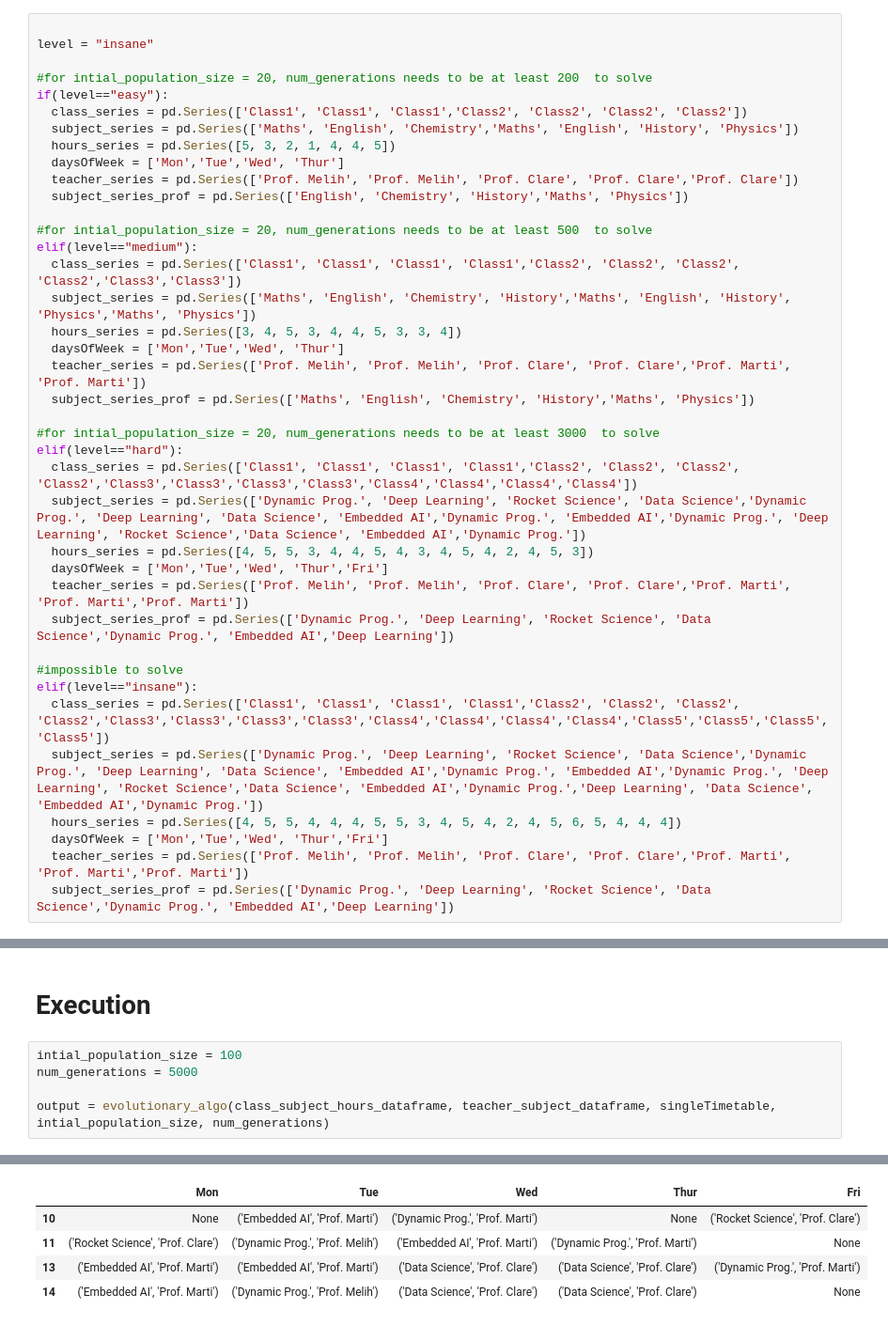
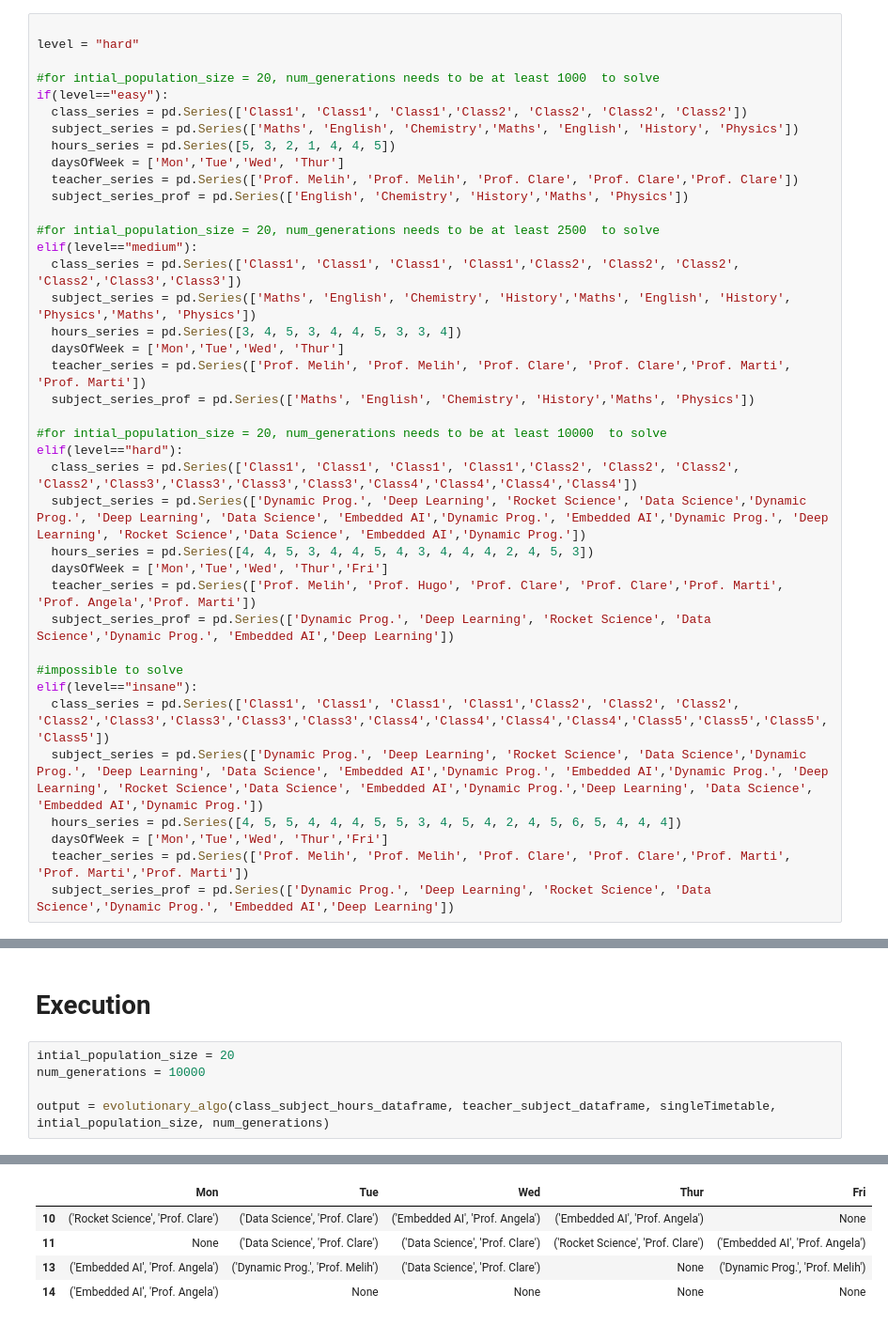
Before and after one commit to claredavies/ArtificialIntelligience, a Jupyter notebook: ComputationalIntelligienceAssignment2.ipynb, the cells around one changed output, grey strips where cells are left out. Shown: that part at 94% size. Saved outputs shown, nothing was run; the diff lists cells and outputs as text.

```diff
--- a/ComputationalIntelligienceAssignment2.ipynb
+++ b/ComputationalIntelligienceAssignment2.ipynb
@@ -15,9 +15,9 @@ from numpy.random import rand
 Choose easy, medium or hard
 # %%
 
-level = "insane"
+level = "hard"
 
-#for intial_population_size = 20, num_generations needs to be at least 200  to solve
+#for intial_population_size = 20, num_generations needs to be at least 1000  to solve
 if(level=="easy"):
   class_series = pd.Series(['Class1', 'Class1', 'Class1','Class2', 'Class2', 'Class2', 'Class2'])
   subject_series = pd.Series(['Maths', 'English', 'Chemistry','Maths', 'English', 'History', 'Physics'])
@@ -26,7 +26,7 @@ if(level=="easy"):
   teacher_series = pd.Series(['Prof. Melih', 'Prof. Melih', 'Prof. Clare', 'Prof. Clare','Prof. Clare'])
   subject_series_prof = pd.Series(['English', 'Chemistry', 'History','Maths', 'Physics'])
 
-#for intial_population_size = 20, num_generations needs to be at least 500  to solve
+#for intial_population_size = 20, num_generations needs to be at least 2500  to solve
 elif(level=="medium"):
   class_series = pd.Series(['Class1', 'Class1', 'Class1', 'Class1','Class2', 'Class2', 'Class2', 'Class2','Class3','Class3'])
   subject_series = pd.Series(['Maths', 'English', 'Chemistry', 'History','Maths', 'English', 'History', 'Physics','Maths', 'Physics'])
@@ -35,13 +35,13 @@ elif(level=="medium"):
   teacher_series = pd.Series(['Prof. Melih', 'Prof. Melih', 'Prof. Clare', 'Prof. Clare','Prof. Marti', 'Prof. Marti'])
   subject_series_prof = pd.Series(['Maths', 'English', 'Chemistry', 'History','Maths', 'Physics'])
 
-#for intial_population_size = 20, num_generations needs to be at least 3000  to solve
+#for intial_population_size = 20, num_generations needs to be at least 10000  to solve
 elif(level=="hard"):
   class_series = pd.Series(['Class1', 'Class1', 'Class1', 'Class1','Class2', 'Class2', 'Class2', 'Class2','Class3','Class3','Class3','Class3','Class4','Class4','Class4','Class4'])
   subject_series = pd.Series(['Dynamic Prog.', 'Deep Learning', 'Rocket Science', 'Data Science','Dynamic Prog.', 'Deep Learning', 'Data Science', 'Embedded AI','Dynamic Prog.', 'Embedded AI','Dynamic Prog.', 'Deep Learning', 'Rocket Science','Data Science', 'Embedded AI','Dynamic Prog.'])
-  hours_series = pd.Series([4, 5, 5, 3, 4, 4, 5, 4, 3, 4, 5, 4, 2, 4, 5, 3])
+  hours_series = pd.Series([4, 4, 5, 3, 4, 4, 5, 4, 3, 4, 4, 4, 2, 4, 5, 3])
   daysOfWeek = ['Mon','Tue','Wed', 'Thur','Fri']
-  teacher_series = pd.Series(['Prof. Melih', 'Prof. Melih', 'Prof. Clare', 'Prof. Clare','Prof. Marti', 'Prof. Marti','Prof. Marti'])
+  teacher_series = pd.Series(['Prof. Melih', 'Prof. Hugo', 'Prof. Clare', 'Prof. Clare','Prof. Marti', 'Prof. Angela','Prof. Marti'])
   subject_series_prof = pd.Series(['Dynamic Prog.', 'Deep Learning', 'Rocket Science', 'Data Science','Dynamic Prog.', 'Embedded AI','Deep Learning'])
 
 #impossible to solve
@@ -566,8 +565,8 @@ def topandas_schedule(output):
 # %% [markdown]
 # Execution
 # %%
-intial_population_size = 100
-num_generations = 5000
+intial_population_size = 20
+num_generations = 10000
 
 output = evolutionary_algo(class_subject_hours_dataframe, teacher_subject_dataframe, singleTimetable, intial_population_size, num_generations)
 # %% [output]
@@ -608,6 +607,6 @@ Class  3
 Class  4
 |  | Mon | Tue | Wed | Thur | Fri |
-| 10 | None | ('Embedded AI', 'Prof. Marti') | ('Dynamic Prog.', 'Prof. Marti') | None | ('Rocket Science', 'Prof. Clare') |
-| 11 | ('Rocket Science', 'Prof. Clare') | ('Dynamic Prog.', 'Prof. Melih') | ('Embedded AI', 'Prof. Marti') | ('Dynamic Prog.', 'Prof. Marti') | None |
-| 13 | ('Embedded AI', 'Prof. Marti') | ('Embedded AI', 'Prof. Marti') | ('Data Science', 'Prof. Clare') | ('Data Science', 'Prof. Clare') | ('Dynamic Prog.', 'Prof. Marti') |
-| 14 | ('Embedded AI', 'Prof. Marti') | ('Dynamic Prog.', 'Prof. Melih') | ('Data Science', 'Prof. Clare') | ('Data Science', 'Prof. Clare') | None |
+| 10 | ('Rocket Science', 'Prof. Clare') | ('Data Science', 'Prof. Clare') | ('Embedded AI', 'Prof. Angela') | ('Embedded AI', 'Prof. Angela') | None |
+| 11 | None | ('Data Science', 'Prof. Clare') | ('Data Science', 'Prof. Clare') | ('Rocket Science', 'Prof. Clare') | ('Embedded AI', 'Prof. Angela') |
+| 13 | ('Embedded AI', 'Prof. Angela') | ('Dynamic Prog.', 'Prof. Melih') | ('Data Science', 'Prof. Clare') | None | ('Dynamic Prog.', 'Prof. Melih') |
+| 14 | ('Embedded AI', 'Prof. Angela') | None | None | None | None |
```
Also changed, not shown: parts of 5 cells of this notebook.
